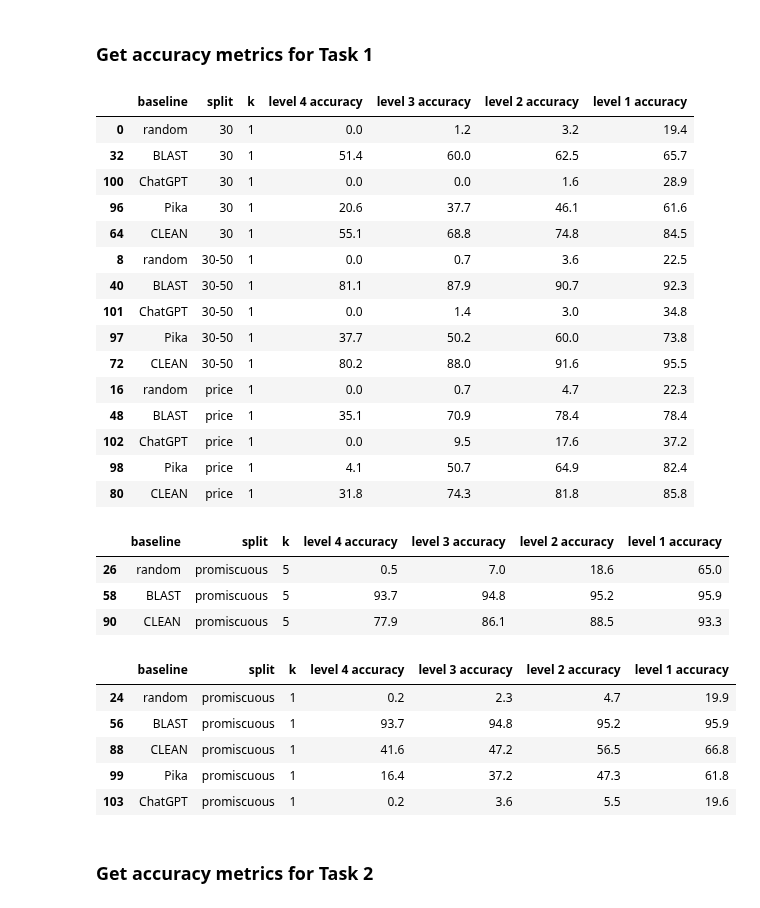
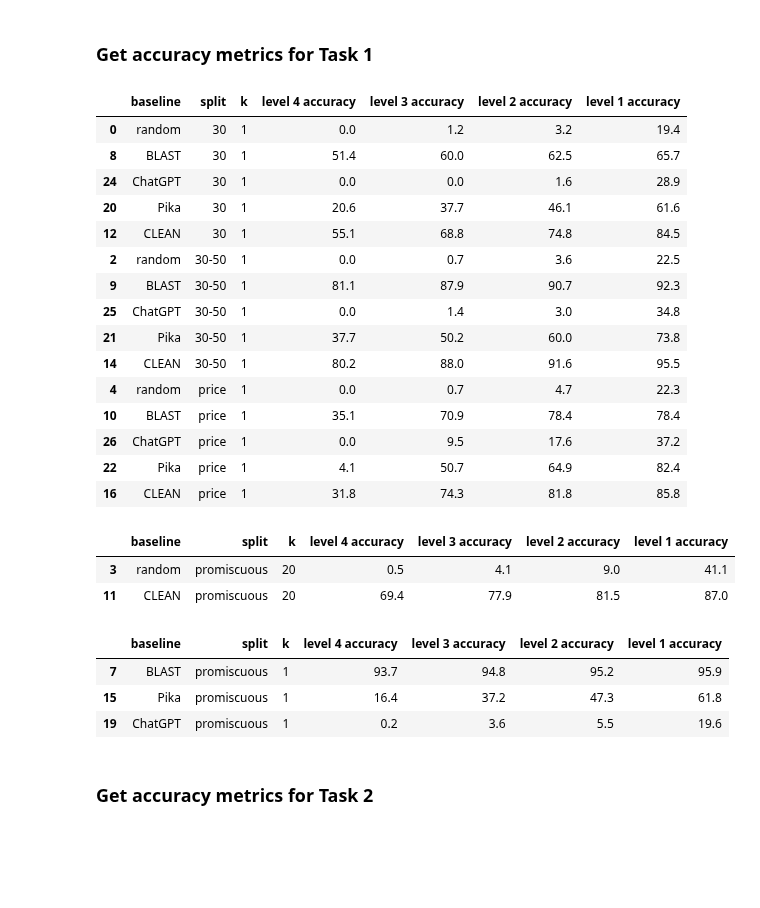
Before and after one commit to jsunn-y/CARE, a Jupyter notebook: performance_evaluation.ipynb, the cells around one changed output. Cells and saved outputs as stored; diff of their text form; code cells hidden in the pictures; blank space fills up the shorter version.

```diff
--- a/performance_evaluation.ipynb
+++ b/performance_evaluation.ipynb
@@ -57,8 +57,6 @@ def get_accuracy_level(predicted_ECs, true_ECs):
     maxes = []
     err_c = 0
 
-    #print(predicted_ECs)
-
     for true_EC in true_ECs:
 
         true_split = true_EC.split('.')
@@ -66,8 +64,9 @@ def get_accuracy_level(predicted_ECs, true_ECs):
         counters = []
         for predicted_EC in predicted_ECs:
             try:
-                #assert that it contains three periods
+                #if the output is not an EC number
                 if predicted_EC.count('.') != 3:
+                    err_c += 1
                     predicted_EC = '0.0.0.0'
 
                 predicted_split = predicted_EC.split('.')
@@ -79,15 +78,15 @@ def get_accuracy_level(predicted_ECs, true_ECs):
                     else:
                         break
                 counters.append(counter)
-                #print(counters)
             except:
-                # Jason work out whether this is an error
                 print("ERROR:", predicted_EC)
-                err_c += 1
 
         maxes.append(np.max(counters))
     return maxes
-#import umap
+
+def shorten_list(predicted_ECs, k):
+    predicted_ECs = predicted_ECs[:k]
+    return predicted_ECs
 
 def get_results(task):
     results = pd.DataFrame(columns=['baseline', 'split', 'k', 'level 4 accuracy', 'level 3 accuracy', 'level 2 accuracy', 'level 1 accuracy'])
@@ -117,8 +116,11 @@ def get_results(task):
             #print(query_df)
 
             #change this line if you have fewer rankings available
-            if baseline == 'Pika' or "ChatGPT" in baseline:
+            if baseline == 'Pika' or baseline == 'BLAST' or "ChatGPT" in baseline:
                 k_list = [1]
+            elif task == 'task1':
+                if baseline == 'CLEAN' or baseline == 'random':
+                    k_list = [1, 20] #more than the maximum number of promiscuous ECs
             else:
                 k_list = [1, 3, 5, 10, 20, 30, 40, 50]
 
@@ -130,6 +132,10 @@ def get_results(task):
                     query_df['predicted ECs'] = query_df['predicted ECs'].apply(lambda x: expand_list(x))
                 elif baseline == 'Pika' or "ChatGPT" in baseline:
                     query_df['predicted ECs'] = query_df['predicted ECs'].apply(lambda x: expand_list(x, on=','))
+                elif baseline == 'CLEAN' or baseline == 'random':
+                    #shorten listen to the number of entries in "EC number", based on the value of "Number of ECs"
+                    query_df['Number of ECs'] = query_df['EC number'].apply(lambda x: x.count(';')+1)
+                    query_df['predicted ECs'] = query_df.apply(lambda x: shorten_list(x['predicted ECs'], x['Number of ECs']), axis=1)
 
                 query_df['EC number list'] = query_df['EC number'].apply(lambda x: x.split(';'))
 
@@ -138,6 +144,8 @@ def get_results(task):
                 accuracies = []
                 for i in [4, 3, 2, 1]:
                     query_df['accuracy'] = query_df['k={} accuracy level'.format(k)].apply(lambda x: get_average_accuracy(x, i))
+                    # if baseline == 'CLEAN' and split == 'promiscuous':
+                    #     print(query_df[['EC number', 'predicted ECs', 'accuracy']])
                     accuracy = query_df['accuracy'].mean()
 
                     accuracies.append(round(accuracy*100, 1))
@@ -162,36 +170,33 @@ results[results['k'] == 1].sort_values(by=['split', 'baseline'])[results['split'
 # %% [output]
 |  | baseline | split | k | level 4 accuracy | level 3 accuracy | level 2 accuracy | level 1 accuracy |
 | 0 | random | 30 | 1 | 0.0 | 1.2 | 3.2 | 19.4 |
-| 32 | BLAST | 30 | 1 | 51.4 | 60.0 | 62.5 | 65.7 |
-| 100 | ChatGPT | 30 | 1 | 0.0 | 0.0 | 1.6 | 28.9 |
-| 96 | Pika | 30 | 1 | 20.6 | 37.7 | 46.1 | 61.6 |
-| 64 | CLEAN | 30 | 1 | 55.1 | 68.8 | 74.8 | 84.5 |
-| 8 | random | 30-50 | 1 | 0.0 | 0.7 | 3.6 | 22.5 |
-| 40 | BLAST | 30-50 | 1 | 81.1 | 87.9 | 90.7 | 92.3 |
-| 101 | ChatGPT | 30-50 | 1 | 0.0 | 1.4 | 3.0 | 34.8 |
-| 97 | Pika | 30-50 | 1 | 37.7 | 50.2 | 60.0 | 73.8 |
-| 72 | CLEAN | 30-50 | 1 | 80.2 | 88.0 | 91.6 | 95.5 |
-| 16 | random | price | 1 | 0.0 | 0.7 | 4.7 | 22.3 |
-| 48 | BLAST | price | 1 | 35.1 | 70.9 | 78.4 | 78.4 |
-| 102 | ChatGPT | price | 1 | 0.0 | 9.5 | 17.6 | 37.2 |
-| 98 | Pika | price | 1 | 4.1 | 50.7 | 64.9 | 82.4 |
-| 80 | CLEAN | price | 1 | 31.8 | 74.3 | 81.8 | 85.8 |
+| 8 | BLAST | 30 | 1 | 51.4 | 60.0 | 62.5 | 65.7 |
+| 24 | ChatGPT | 30 | 1 | 0.0 | 0.0 | 1.6 | 28.9 |
+| 20 | Pika | 30 | 1 | 20.6 | 37.7 | 46.1 | 61.6 |
+| 12 | CLEAN | 30 | 1 | 55.1 | 68.8 | 74.8 | 84.5 |
+| 2 | random | 30-50 | 1 | 0.0 | 0.7 | 3.6 | 22.5 |
+| 9 | BLAST | 30-50 | 1 | 81.1 | 87.9 | 90.7 | 92.3 |
+| 25 | ChatGPT | 30-50 | 1 | 0.0 | 1.4 | 3.0 | 34.8 |
+| 21 | Pika | 30-50 | 1 | 37.7 | 50.2 | 60.0 | 73.8 |
+| 14 | CLEAN | 30-50 | 1 | 80.2 | 88.0 | 91.6 | 95.5 |
+| 4 | random | price | 1 | 0.0 | 0.7 | 4.7 | 22.3 |
+| 10 | BLAST | price | 1 | 35.1 | 70.9 | 78.4 | 78.4 |
+| 26 | ChatGPT | price | 1 | 0.0 | 9.5 | 17.6 | 37.2 |
+| 22 | Pika | price | 1 | 4.1 | 50.7 | 64.9 | 82.4 |
+| 16 | CLEAN | price | 1 | 31.8 | 74.3 | 81.8 | 85.8 |
 # %%
-results[results['k'] == 5][results['split'] == 'promiscuous']
+results[results['k'] == 20][results['split'] == 'promiscuous']
 # %% [output]
 |  | baseline | split | k | level 4 accuracy | level 3 accuracy | level 2 accuracy | level 1 accuracy |
-| 26 | random | promiscuous | 5 | 0.5 | 7.0 | 18.6 | 65.0 |
-| 58 | BLAST | promiscuous | 5 | 93.7 | 94.8 | 95.2 | 95.9 |
-| 90 | CLEAN | promiscuous | 5 | 77.9 | 86.1 | 88.5 | 93.3 |
+| 3 | random | promiscuous | 20 | 0.5 | 4.1 | 9.0 | 41.1 |
+| 11 | CLEAN | promiscuous | 20 | 69.4 | 77.9 | 81.5 | 87.0 |
 # %%
 results[results['k'] == 1][results['split'] == 'promiscuous']
 # %% [output]
 |  | baseline | split | k | level 4 accuracy | level 3 accuracy | level 2 accuracy | level 1 accuracy |
-| 24 | random | promiscuous | 1 | 0.2 | 2.3 | 4.7 | 19.9 |
-| 56 | BLAST | promiscuous | 1 | 93.7 | 94.8 | 95.2 | 95.9 |
-| 88 | CLEAN | promiscuous | 1 | 41.6 | 47.2 | 56.5 | 66.8 |
-| 99 | Pika | promiscuous | 1 | 16.4 | 37.2 | 47.3 | 61.8 |
-| 103 | ChatGPT | promiscuous | 1 | 0.2 | 3.6 | 5.5 | 19.6 |
+| 7 | BLAST | promiscuous | 1 | 93.7 | 94.8 | 95.2 | 95.9 |
+| 15 | Pika | promiscuous | 1 | 16.4 | 37.2 | 47.3 | 61.8 |
+| 19 | ChatGPT | promiscuous | 1 | 0.2 | 3.6 | 5.5 | 19.6 |
 # %% [markdown]
 ### Get accuracy metrics for Task 2
 # %%
```
Also changed, not shown: parts of 1 cell of this notebook.
